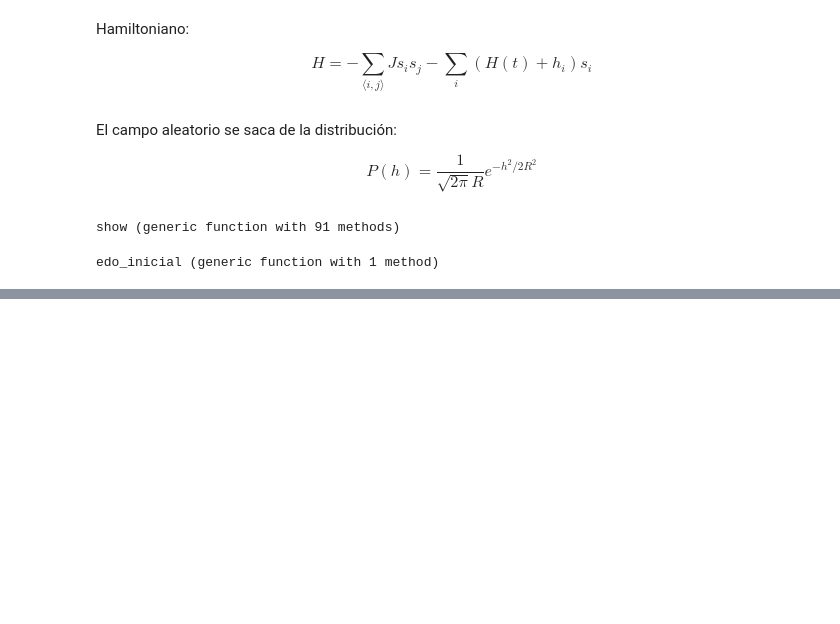
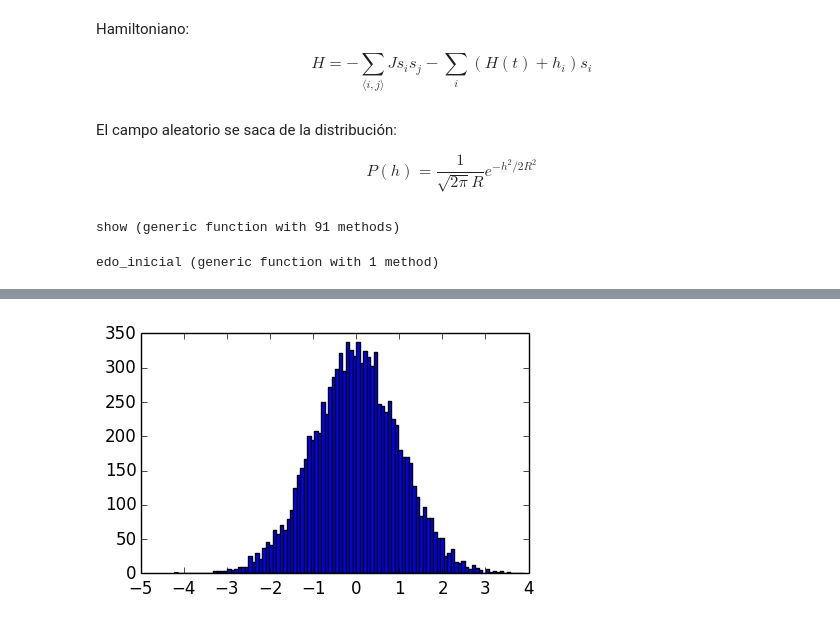
Before and after one commit to rodrigolece/proyecto-final-mcmc, a Jupyter notebook: inicios.ipynb, the cells around one changed output, grey strips where cells are left out. Saved outputs shown, nothing was run; the diff lists cells and outputs as text; code cells hidden in the pictures; blank space fills up the shorter version.

```diff
--- a/inicios.ipynb
+++ b/inicios.ipynb
@@ -78,0 +75,9 @@ m.h
+# %%
+n = 10_000
+no_cajas = 100
+x = randn(n)
+
+figure(figsize=(5,3))
+plt.hist(x, no_cajas);
+# %% [output]
+[figure, added]
```
Also changed, not shown: parts of 11 cells of this notebook.
